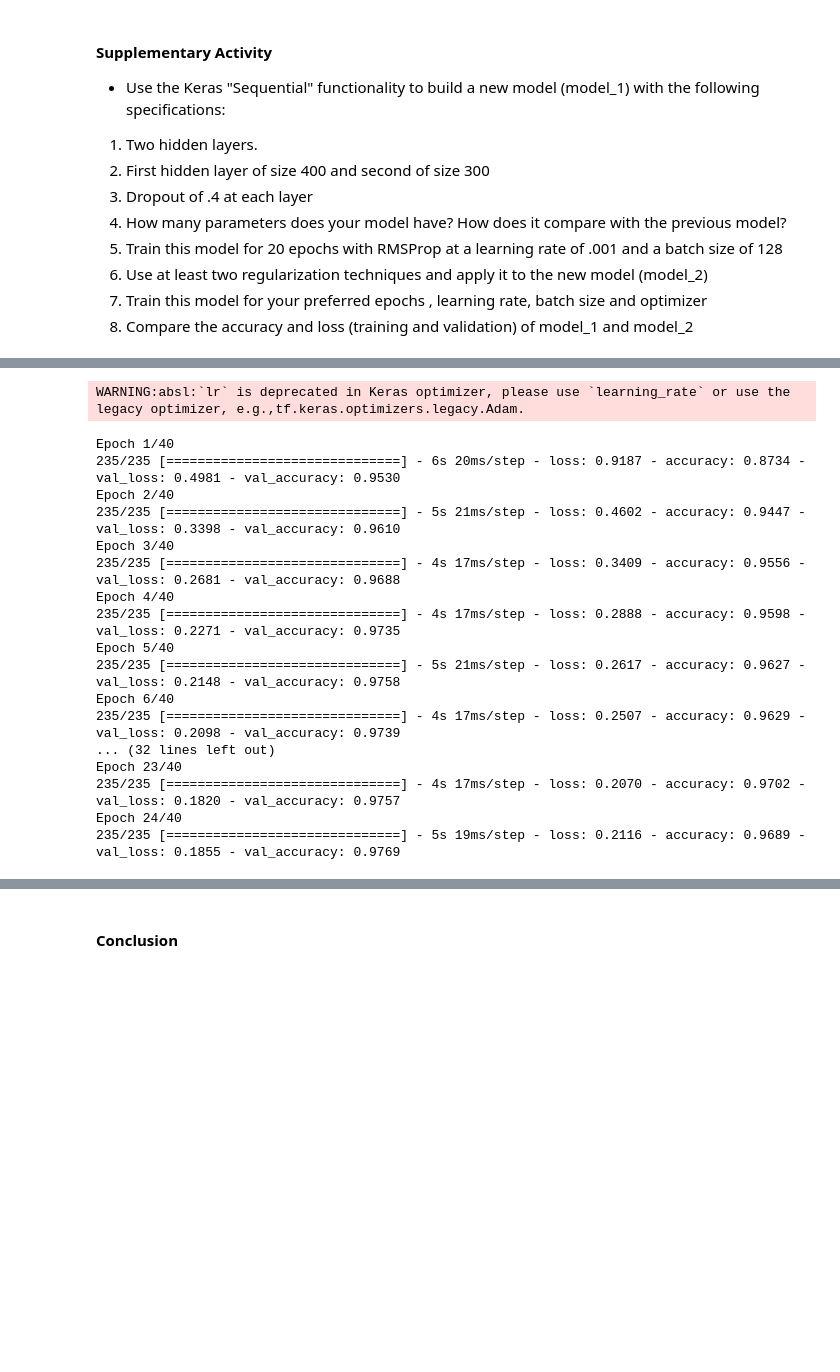
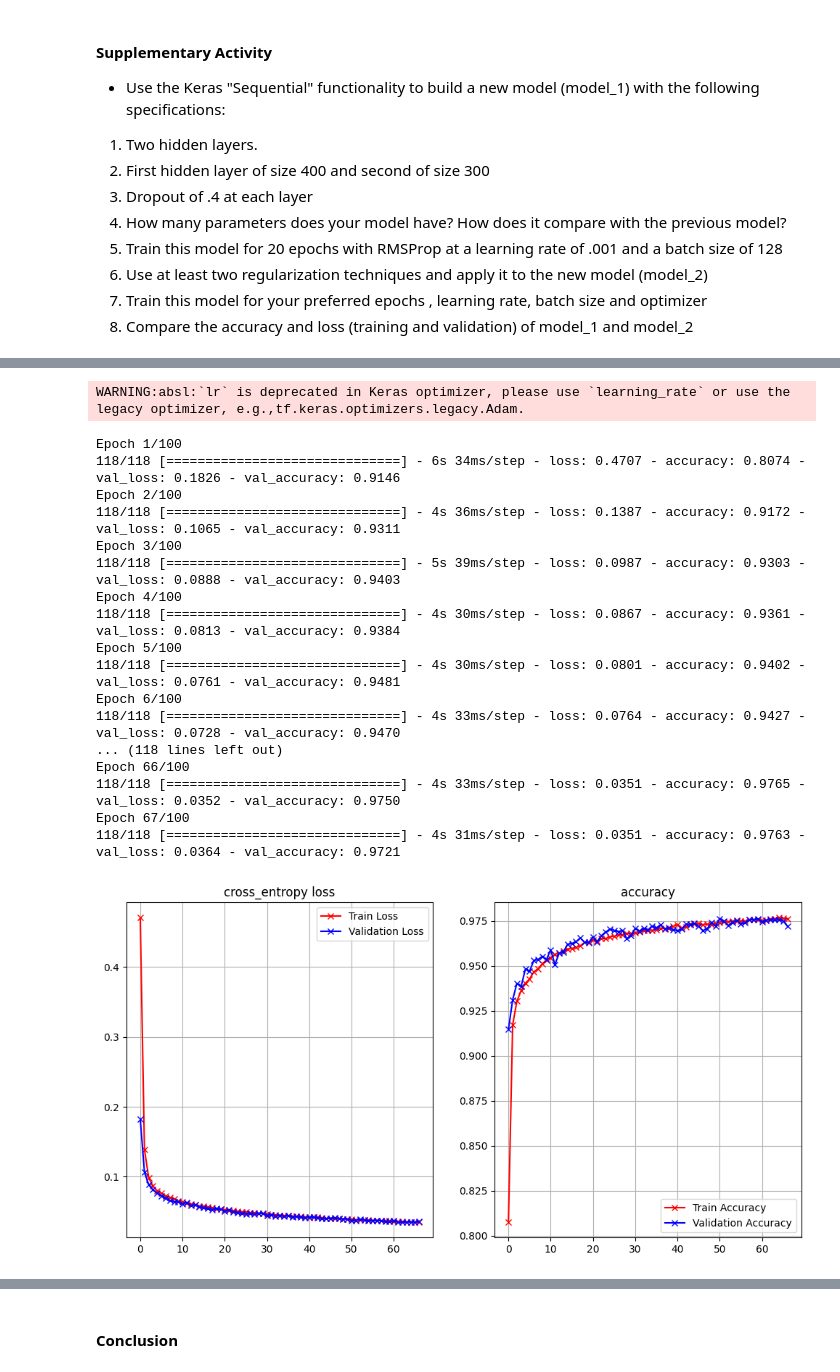
Before and after one commit to qkestacion07/CPE313, a Jupyter notebook: Hands_on_Activity_1_3_Regularization.ipynb, the cells around one changed output, grey strips where cells are left out. Cells and saved outputs as stored; diff of their text form; code cells hidden in the pictures; blank space fills up the shorter version.

Commit message:
Added Regularized Model for Cancer Dataset

```diff
--- a/Hands_on_Activity_1_3_Regularization.ipynb
+++ b/Hands_on_Activity_1_3_Regularization.ipynb
@@ -274,16 +299,16 @@ model_2.add(Dense(300, activation='relu', kernel_regularizer=l2(0.001)))
 model_2.add(Dropout(0.4))
 model_2.add(Dense(10, activation='softmax'))
 #epochs , learning rate, batch size and optimizer
-learning_rate = .0005
-model_2.compile(loss='categorical_crossentropy',
+learning_rate = .001
+model_2.compile(loss='binary_crossentropy',
               optimizer=Adam(lr=learning_rate),
               metrics=['accuracy'])
-batch_size = 256
-epochs = 40
+batch_size = 512
+epochs = 100
 
 callback = EarlyStopping(
     monitor="val_loss",
-    patience=3,
+    patience=4,
     verbose=0,
     mode="auto",
     restore_best_weights=True,
@@ -298,20 +323,24 @@ history_2 = model_2.fit(
     validation_data=(x_test, y_test))
 # %% [output]
 WARNING:absl:`lr` is deprecated in Keras optimizer, please use `learning_rate` or use the legacy optimizer, e.g.,tf.keras.optimizers.legacy.Adam.
-Epoch 1/40
-235/235 [==============================] - 6s 20ms/step - loss: 0.9187 - accuracy: 0.8734 - val_loss: 0.4981 - val_accuracy: 0.9530
-Epoch 2/40
-235/235 [==============================] - 5s 21ms/step - loss: 0.4602 - accuracy: 0.9447 - val_loss: 0.3398 - val_accuracy: 0.9610
-Epoch 3/40
-235/235 [==============================] - 4s 17ms/step - loss: 0.3409 - accuracy: 0.9556 - val_loss: 0.2681 - val_accuracy: 0.9688
-Epoch 4/40
-235/235 [==============================] - 4s 17ms/step - loss: 0.2888 - accuracy: 0.9598 - val_loss: 0.2271 - val_accuracy: 0.9735
-Epoch 5/40
-235/235 [==============================] - 5s 21ms/step - loss: 0.2617 - accuracy: 0.9627 - val_loss: 0.2148 - val_accuracy: 0.9758
-Epoch 6/40
-235/235 [==============================] - 4s 17ms/step - loss: 0.2507 - accuracy: 0.9629 - val_loss: 0.2098 - val_accuracy: 0.9739
-... (32 lines left out)
-Epoch 23/40
-235/235 [==============================] - 4s 17ms/step - loss: 0.2070 - accuracy: 0.9702 - val_loss: 0.1820 - val_accuracy: 0.9757
-Epoch 24/40
-235/235 [==============================] - 5s 19ms/step - loss: 0.2116 - accuracy: 0.9689 - val_loss: 0.1855 - val_accuracy: 0.9769
+Epoch 1/100
+118/118 [==============================] - 6s 34ms/step - loss: 0.4707 - accuracy: 0.8074 - val_loss: 0.1826 - val_accuracy: 0.9146
+Epoch 2/100
+118/118 [==============================] - 4s 36ms/step - loss: 0.1387 - accuracy: 0.9172 - val_loss: 0.1065 - val_accuracy: 0.9311
+Epoch 3/100
+118/118 [==============================] - 5s 39ms/step - loss: 0.0987 - accuracy: 0.9303 - val_loss: 0.0888 - val_accuracy: 0.9403
+Epoch 4/100
+118/118 [==============================] - 4s 30ms/step - loss: 0.0867 - accuracy: 0.9361 - val_loss: 0.0813 - val_accuracy: 0.9384
+Epoch 5/100
+118/118 [==============================] - 4s 30ms/step - loss: 0.0801 - accuracy: 0.9402 - val_loss: 0.0761 - val_accuracy: 0.9481
+Epoch 6/100
+118/118 [==============================] - 4s 33ms/step - loss: 0.0764 - accuracy: 0.9427 - val_loss: 0.0728 - val_accuracy: 0.9470
+... (118 lines left out)
+Epoch 66/100
+118/118 [==============================] - 4s 33ms/step - loss: 0.0351 - accuracy: 0.9765 - val_loss: 0.0352 - val_accuracy: 0.9750
+Epoch 67/100
+118/118 [==============================] - 4s 31ms/step - loss: 0.0351 - accuracy: 0.9763 - val_loss: 0.0364 - val_accuracy: 0.9721
+# %%
+plot_loss_accuracy(history_2)
+# %% [output]
+[figure, added]
```
Also changed, not shown: parts of 23 cells of this notebook, 1 other file.
